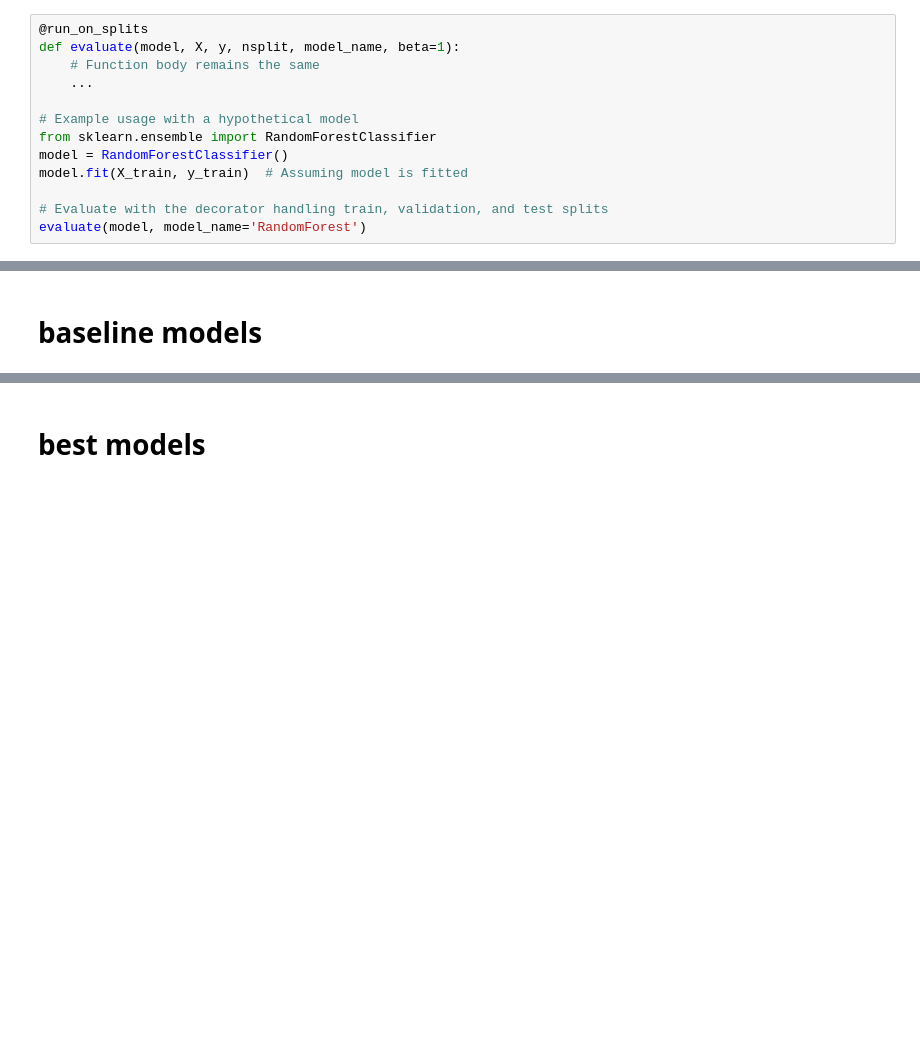
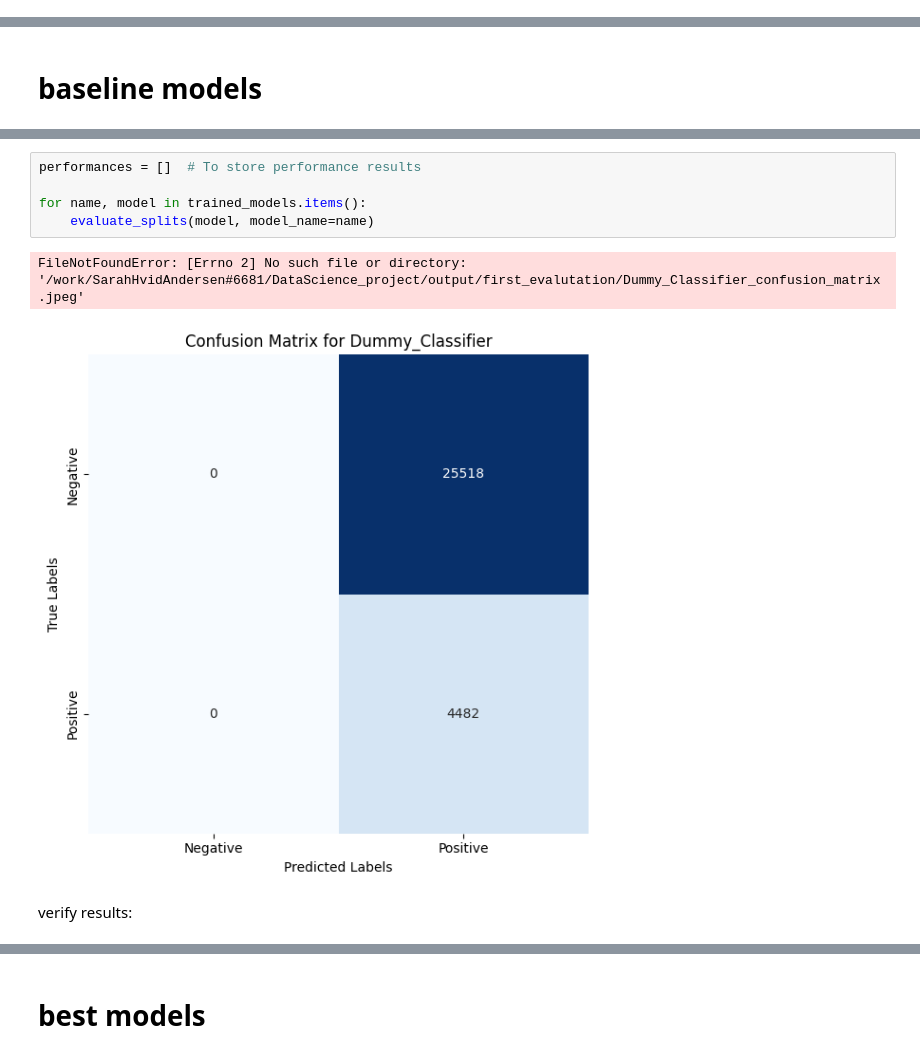
Before and after one commit to SarahHvidAndersenKnowit/DataScience_project, a Jupyter notebook: nbs/new_model.ipynb, the cells around one changed output, grey strips where cells are left out. Drawn from its saved outputs; the diff is of its cells as text; blank space fills up the shorter version.

```diff
--- a/nbs/new_model.ipynb
+++ b/nbs/new_model.ipynb
@@ -107,13 +83,0 @@ def run_on_splits(func):
-# %%
-@run_on_splits
-def evaluate(model, X, y, nsplit, model_name, beta=1):
-    # Function body remains the same
-    ...
-
-# Example usage with a hypothetical model
-from sklearn.ensemble import RandomForestClassifier
-model = RandomForestClassifier()
-model.fit(X_train, y_train)  # Assuming model is fitted
-
-# Evaluate with the decorator handling train, validation, and test splits
-evaluate(model, model_name='RandomForest')
@@ -189 +179,11 @@ for name in model_names:
+# %%
+performances = []  # To store performance results
+
+for name, model in trained_models.items():
+    evaluate_splits(model, model_name=name)
+# %% [output]
+FileNotFoundError: [Errno 2] No such file or directory: '/work/SarahHvidAndersen#6681/DataScience_project/output/first_evalutation/Dummy_Classifier_confusion_matrix.jpeg'
+[figure, added]
+# %% [markdown]
+verify results:
 # %%
```
Also changed, not shown: parts of 19 cells of this notebook, 7 other files.
